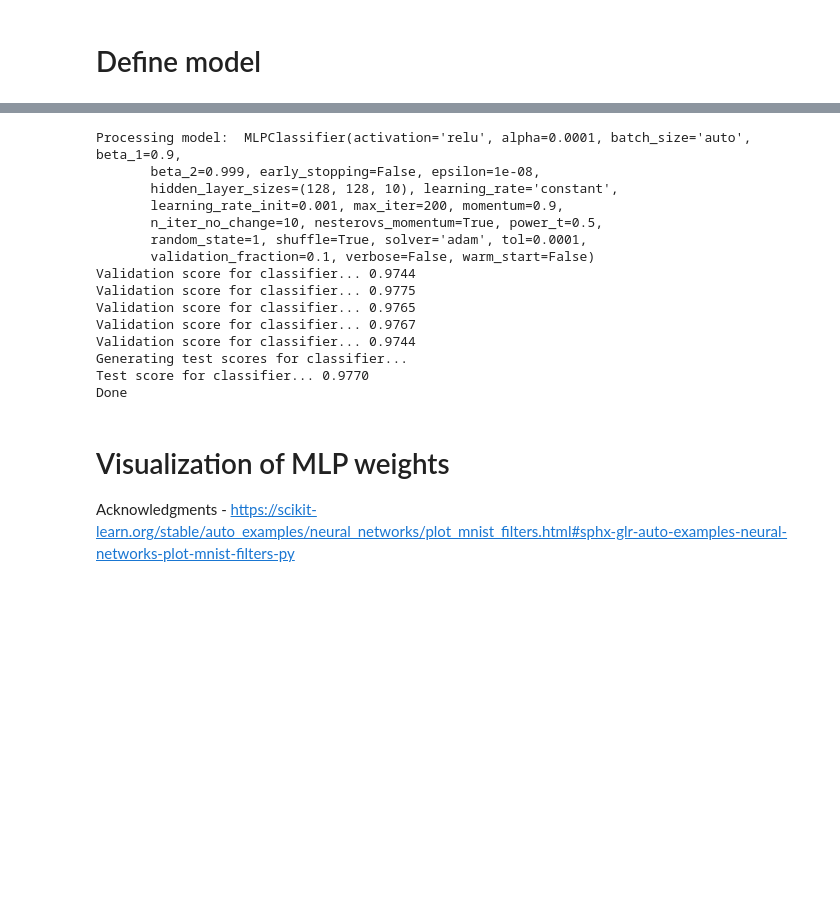
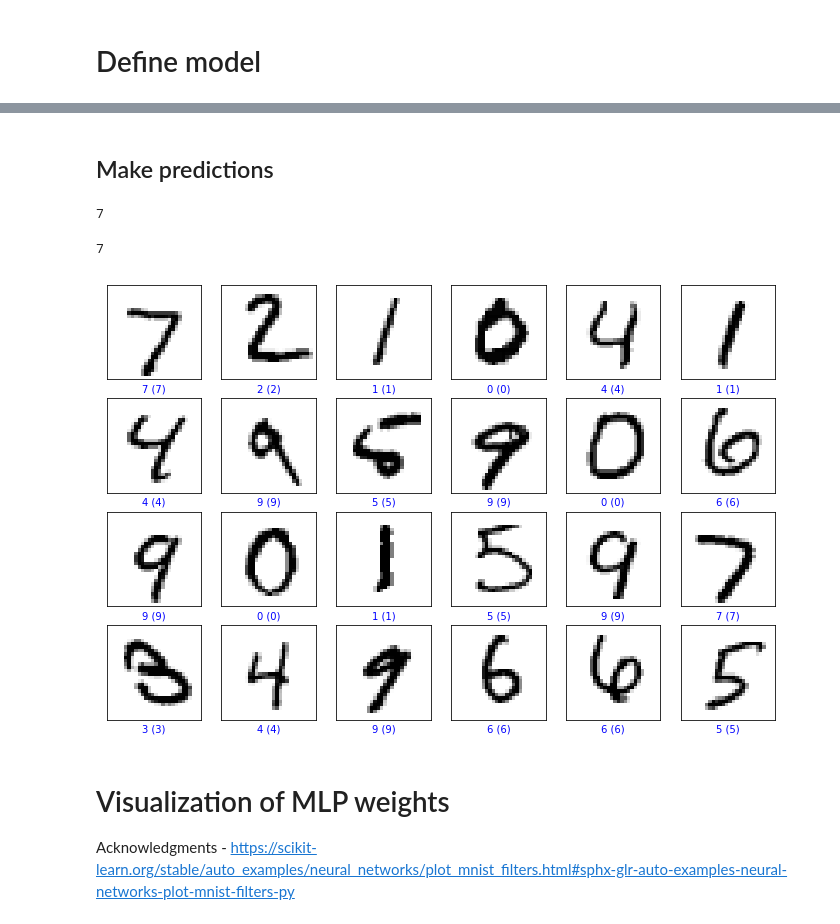
Before and after one commit to shobhitshah/MNIST-digit-recognizer, a Jupyter notebook: scripts/mnist-digit-recognizer-MLP.ipynb, the cells around one changed output, grey strips where cells are left out. Saved outputs shown, nothing was run; the diff lists cells and outputs as text; code cells hidden in the pictures; blank space fills up the shorter version.

```diff
--- a/scripts/mnist-digit-recognizer-MLP.ipynb
+++ b/scripts/mnist-digit-recognizer-MLP.ipynb
@@ -55 +62,3 @@ mlp = MLPClassifier(hidden_layer_sizes=(128,128,10), max_iter=200, alpha=1e-4,
+# %%
+clf = make_pipeline(StandardScaler(), mlp)
 # %% [markdown]
@@ -91,21 +103,45 @@ def cv_fit_and_predict(model, X_train, y_train, X_test, y_test):
-# %%
-results, val_results = cv_fit_and_predict(mlp, X_train, y_train, X_test, y_test)
-# %% [output]
-Processing model:  MLPClassifier(activation='relu', alpha=0.0001, batch_size='auto', beta_1=0.9,
-       beta_2=0.999, early_stopping=False, epsilon=1e-08,
-       hidden_layer_sizes=(128, 128, 10), learning_rate='constant',
-       learning_rate_init=0.001, max_iter=200, momentum=0.9,
-       n_iter_no_change=10, nesterovs_momentum=True, power_t=0.5,
-       random_state=1, shuffle=True, solver='adam', tol=0.0001,
-       validation_fraction=0.1, verbose=False, warm_start=False)
-Validation score for classifier... 0.9744
-Validation score for classifier... 0.9775
-Validation score for classifier... 0.9765
-Validation score for classifier... 0.9767
-Validation score for classifier... 0.9744
-Generating test scores for classifier...
-Test score for classifier... 0.9770
-Done
+# %% [markdown]
+## Make predictions
+# %%
+predictions = clf.predict(X_test)
+predictions[0]
+# %% [output]
+7
+# %%
+y_test[0]
+# %% [output]
+7
+# %%
+def plot_image(i, predictions_array, true_label, img):
+    predictions_array, true_label, img = predictions_array[i], true_label[i], img[i]
+    plt.grid(False)
+    plt.xticks([])
+    plt.yticks([])
+
+    plt.imshow(img.reshape(28, 28), cmap=plt.cm.binary)
+
+    predicted_label = predictions_array
+    if predicted_label == true_label:
+        color = 'blue'
+    else:
+        color = 'red'
+
+    plt.xlabel("{} ({})".format(class_names[predicted_label],
+                                class_names[true_label]),
+                                color=color)
+# %%
+# Plot the first X test images, their predicted label, and the true label
+# Color correct predictions in blue, incorrect predictions in red
+num_rows = 4
+num_cols = 6
+num_images = num_rows*num_cols
+plt.figure(figsize=(2*num_cols, 2*num_rows))
+for i in range(num_images):
+    plt.subplot(num_rows, num_cols, i+1)
+    plot_image(i, predictions, y_test, X_test)
+plt.show()
+# %% [output]
+[figure, added]
 # %% [markdown]
 # Visualization of MLP weights
 Acknowledgments - https://scikit-learn.org/stable/auto_examples/neural_networks/plot_mnist_filters.html#sphx-glr-auto-examples-neural-networks-plot-mnist-filters-py
```
Also changed, not shown: parts of 14 cells of this notebook.
